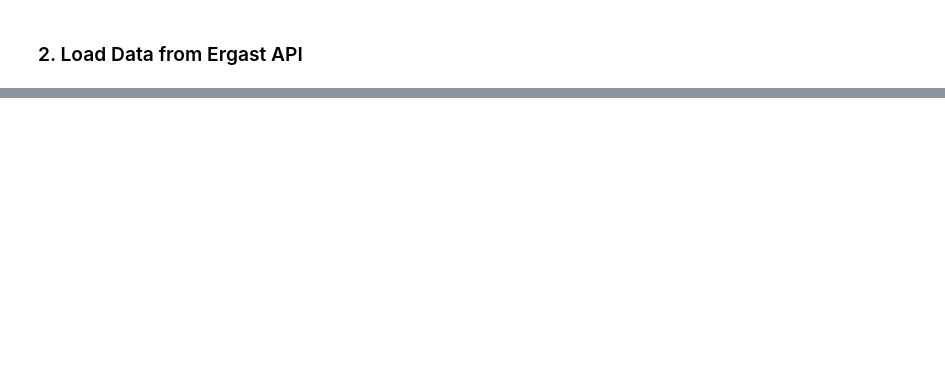
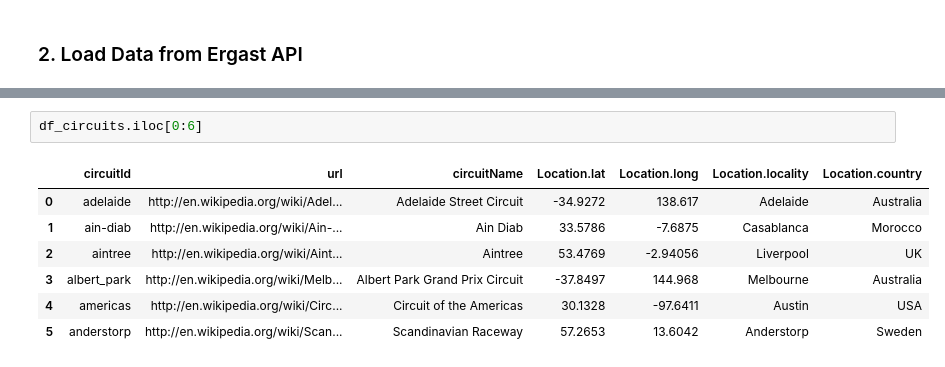
Before and after one commit to MareikeHeller/formula-one, a Jupyter notebook: formula-one.ipynb, the cells around one changed output, grey strips where cells are left out. Cells and saved outputs as stored; diff of their text form; blank space fills up the shorter version.

```diff
--- a/formula-one.ipynb
+++ b/formula-one.ipynb
@@ -49,0 +117,10 @@ plt.show()
+# %%
+df_circuits.iloc[0:6]
+# %% [output]
+|  | circuitId | url | circuitName | Location.lat | Location.long | Location.locality | Location.country |
+| 0 | adelaide | http://en.wikipedia.org/wiki/Adel... | Adelaide Street Circuit | -34.9272 | 138.617 | Adelaide | Australia |
+| 1 | ain-diab | http://en.wikipedia.org/wiki/Ain-... | Ain Diab | 33.5786 | -7.6875 | Casablanca | Morocco |
+| 2 | aintree | http://en.wikipedia.org/wiki/Aint... | Aintree | 53.4769 | -2.94056 | Liverpool | UK |
+| 3 | albert_park | http://en.wikipedia.org/wiki/Melb... | Albert Park Grand Prix Circuit | -37.8497 | 144.968 | Melbourne | Australia |
+| 4 | americas | http://en.wikipedia.org/wiki/Circ... | Circuit of the Americas | 30.1328 | -97.6411 | Austin | USA |
+| 5 | anderstorp | http://en.wikipedia.org/wiki/Scan... | Scandinavian Raceway | 57.2653 | 13.6042 | Anderstorp | Sweden |
```
Also changed, not shown: parts of 16 cells of this notebook.
